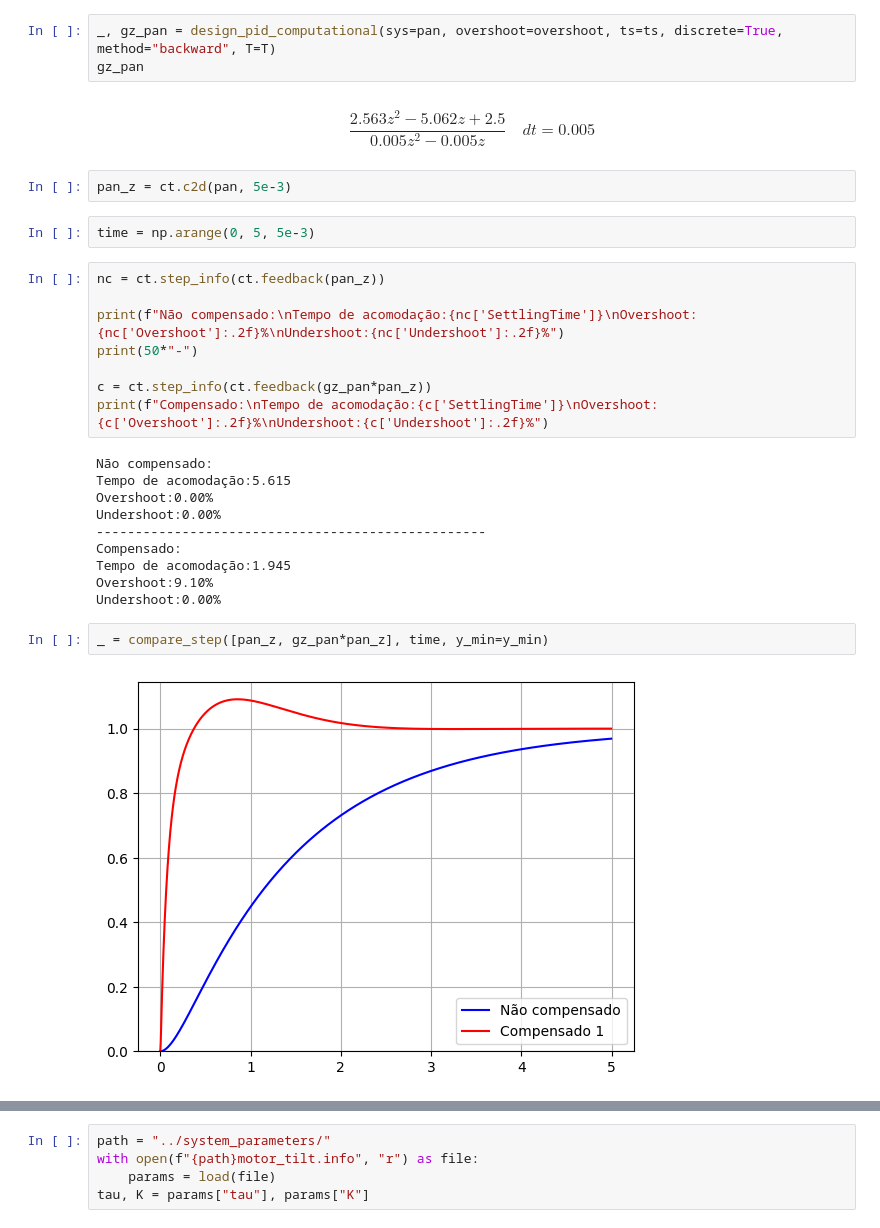
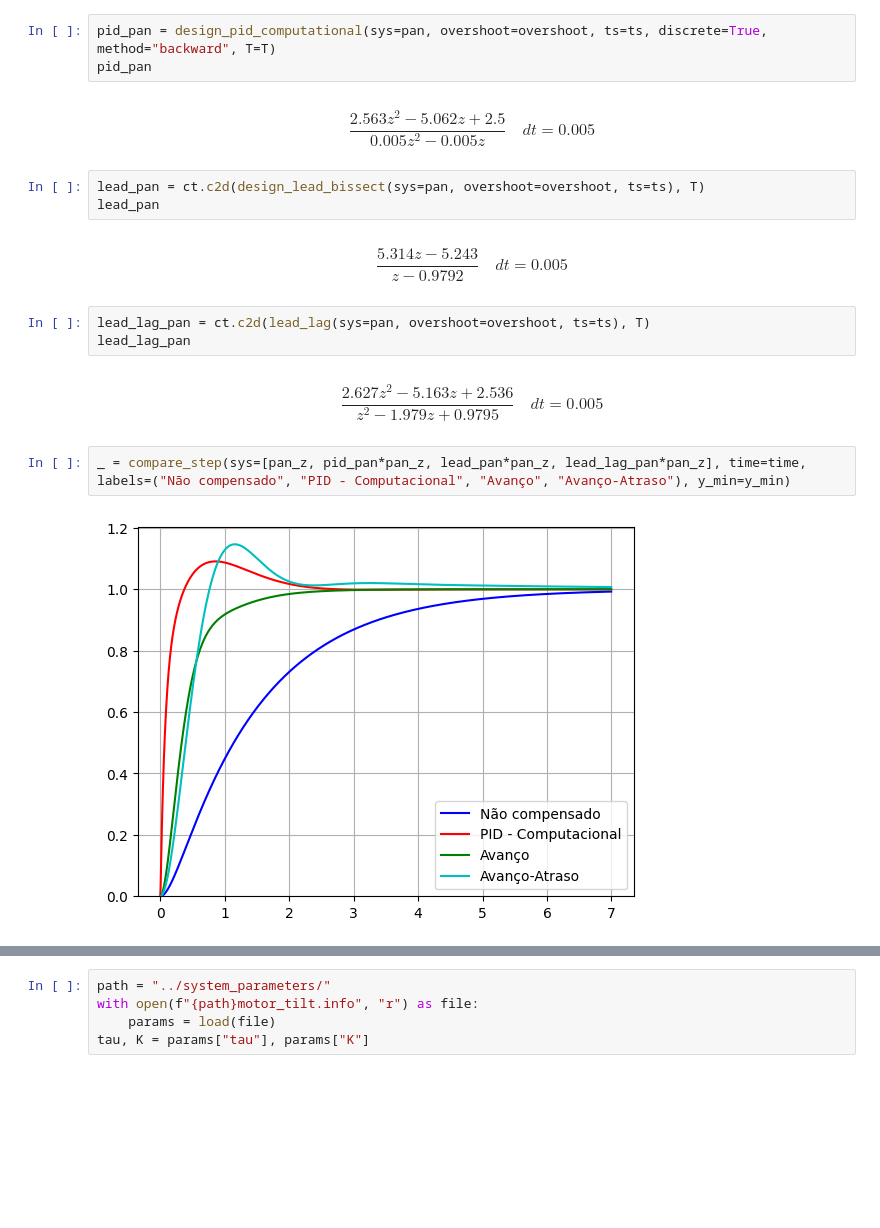
Before and after one commit to Telepresence-UFABC/Controller, a Jupyter notebook: design/design_controller.ipynb, the cells around one changed output, grey strips where cells are left out. Cells and saved outputs as stored; diff of their text form; blank space fills up the shorter version.

Commit message:
plot responses in the same chart for better visualisation, change .info controllers to lead-lag

```diff
--- a/design/design_controller.ipynb
+++ b/design/design_controller.ipynb
@@ -221,31 +36,19 @@ $$\frac{0.6421}{0.1474 s^2 + s}$$
 # %%
-_, gz_pan = design_pid_computational(sys=pan, overshoot=overshoot, ts=ts, discrete=True, method="backward", T=T)
-gz_pan
+pid_pan = design_pid_computational(sys=pan, overshoot=overshoot, ts=ts, discrete=True, method="backward", T=T)
+pid_pan
 # %% [output]
 $$\frac{2.563 z^2 - 5.062 z + 2.5}{0.005 z^2 - 0.005 z}\quad dt = 0.005$$
-# %%
-pan_z = ct.c2d(pan, 5e-3)
-# %%
-time = np.arange(0, 5, 5e-3)
-# %%
-nc = ct.step_info(ct.feedback(pan_z))
-
-print(f"Não compensado:\nTempo de acomodação:{nc['SettlingTime']}\nOvershoot:{nc['Overshoot']:.2f}%\nUndershoot:{nc['Undershoot']:.2f}%")
-print(50*"-")
-
-c = ct.step_info(ct.feedback(gz_pan*pan_z))
-print(f"Compensado:\nTempo de acomodação:{c['SettlingTime']}\nOvershoot:{c['Overshoot']:.2f}%\nUndershoot:{c['Undershoot']:.2f}%")
-# %% [output]
-Não compensado:
-Tempo de acomodação:5.615
-Overshoot:0.00%
-Undershoot:0.00%
---------------------------------------------------
-Compensado:
-Tempo de acomodação:1.945
-Overshoot:9.10%
-Undershoot:0.00%
+# %%
+lead_pan = ct.c2d(design_lead_bissect(sys=pan, overshoot=overshoot, ts=ts), T)
+lead_pan
+# %% [output]
+$$\frac{5.314 z - 5.243}{z - 0.9792}\quad dt = 0.005$$
+# %%
+lead_lag_pan = ct.c2d(lead_lag(sys=pan, overshoot=overshoot, ts=ts), T)
+lead_lag_pan
+# %% [output]
+$$\frac{2.627 z^2 - 5.163 z + 2.536}{z^2 - 1.979 z + 0.9795}\quad dt = 0.005$$
 # %%
-_ = compare_step([pan_z, gz_pan*pan_z], time, y_min=y_min)
+_ = compare_step(sys=[pan_z, pid_pan*pan_z, lead_pan*pan_z, lead_lag_pan*pan_z], time=time, labels=("Não compensado", "PID - Computacional", "Avanço", "Avanço-Atraso"), y_min=y_min)
 # %% [output]
-[figure, old version]
+[figure, new version]
```
Also changed, not shown: parts of 42 cells of this notebook, 2 other files.
